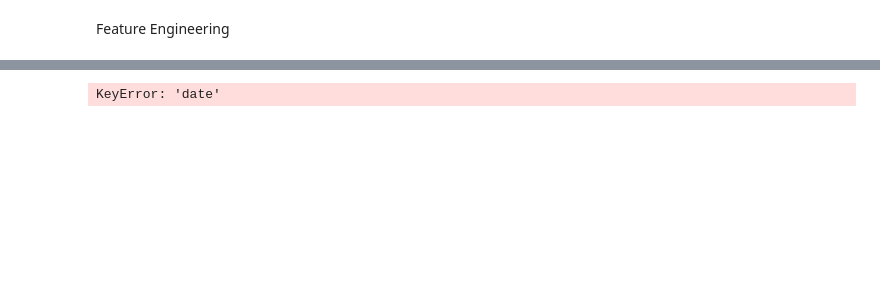
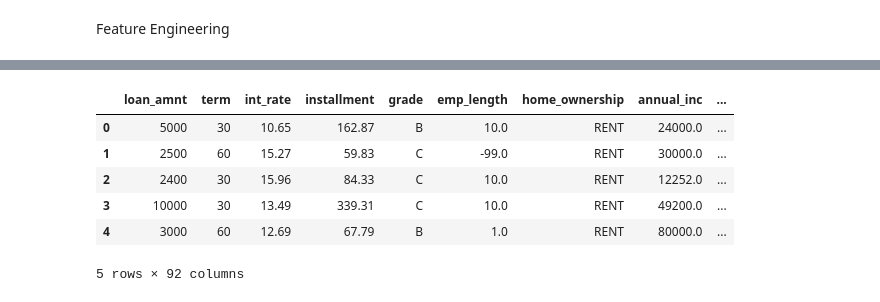
Before and after one commit to Booleans/consumer-loan-investment-strategy-simulator, a Jupyter notebook: loan-analysis.ipynb, the cells around one changed output, grey strips where cells are left out. Drawn from its saved outputs; the diff is of its cells as text; code cells hidden in the pictures; blank space fills up the shorter version.

Commit message:
Worked on Data Cleaning

```diff
--- a/loan-analysis.ipynb
+++ b/loan-analysis.ipynb
@@ -200,3 +199,0 @@ loans['roi'] = create_target_column(loans['total_rec_prncp'], loans['total_rec_i
-# %%
-loans['roi'] = ((loans['total_rec_int'] + loans['total_rec_prncp'])/loans['loan_amnt'] - 1) * 100
-loans['roi'].head()
@@ -230,5 +200,2 @@ Name: 6, Length: 87, dtype: object
 # %% [markdown]
 Feature Engineering
-# %%
-df = pd.read_csv('data/inflation_expectations.csv')
-df
@@ -254,4 +201,0 @@ df
-# %%
-x = df['date'][0]
-# %% [output]
-KeyError: 'date'
@@ -260,5 +202,31 @@ dt.strptime(df['date'], '%Y-%m-%d')
-# %%
-loans['has_recent_delinq'] = loans['mths_since_last_delinq'].notnull().astype(int)
-loans['has_recent_revol_delinq'] = loans['mths_since_recent_revol_delinq'].notnull().astype(int)
-loans['year'] = loans.issue_d.dt.year
-loans['month'] = loans.issue_d.dt.month
+# %%
+date_convert = lambda x: dt.strptime(str(x), '%Y-%m-%d')
+
+loans['year'] = loans.issue_d.dt.year
+loans['month'] = loans.issue_d.dt.month
+
+df_inflation = pd.read_csv('data/inflation_expectations.csv')
+df_inflation.rename(columns={'DATE':'date', 'MICH':'expected_inflation'}, inplace=True)
+df_mortgage = pd.read_csv('data/MORTGAGE30US.csv')
+df_mortgage.rename(columns={'DATE':'date', 'MORTGAGE30US':'us_mortgage_rate'}, inplace=True)
+df_prime = pd.read_csv('data/MPRIME.csv')
+df_prime.rename(columns={'DATE':'date', 'MPRIME':'prime_rate'}, inplace=True)
+
+supplemental_dfs = (df_inflation, df_mortgage, df_prime)
+
+for df in supplemental_dfs:
+    df['date'] = df['date'].apply(date_convert)
+    df['year'] = df.date.dt.year
+    df['month'] = df.date.dt.month
+    df.drop(columns='date', inplace=True)
+    loans = pd.merge(loans, df, on=('year', 'month'))
+
+loans.head()
+# %% [output]
+|  | loan_amnt | term | int_rate | installment | grade | emp_length | home_ownership | annual_inc | ... |
+| 0 | 5000 | 30 | 10.65 | 162.87 | B | 10.0 | RENT | 24000.0 | ... |
+| 1 | 2500 | 60 | 15.27 | 59.83 | C | -99.0 | RENT | 30000.0 | ... |
+| 2 | 2400 | 30 | 15.96 | 84.33 | C | 10.0 | RENT | 12252.0 | ... |
+| 3 | 10000 | 30 | 13.49 | 339.31 | C | 10.0 | RENT | 49200.0 | ... |
+| 4 | 3000 | 60 | 12.69 | 67.79 | B | 1.0 | RENT | 80000.0 | ... |
+5 rows × 92 columns
```
Also changed, not shown: parts of 10 cells of this notebook, 4 other files.
